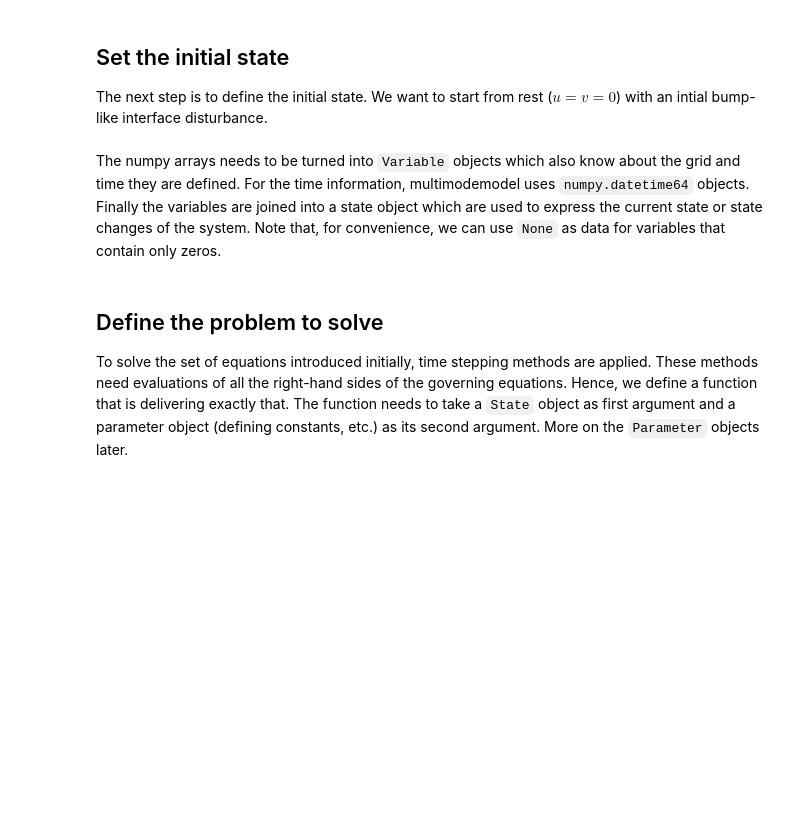
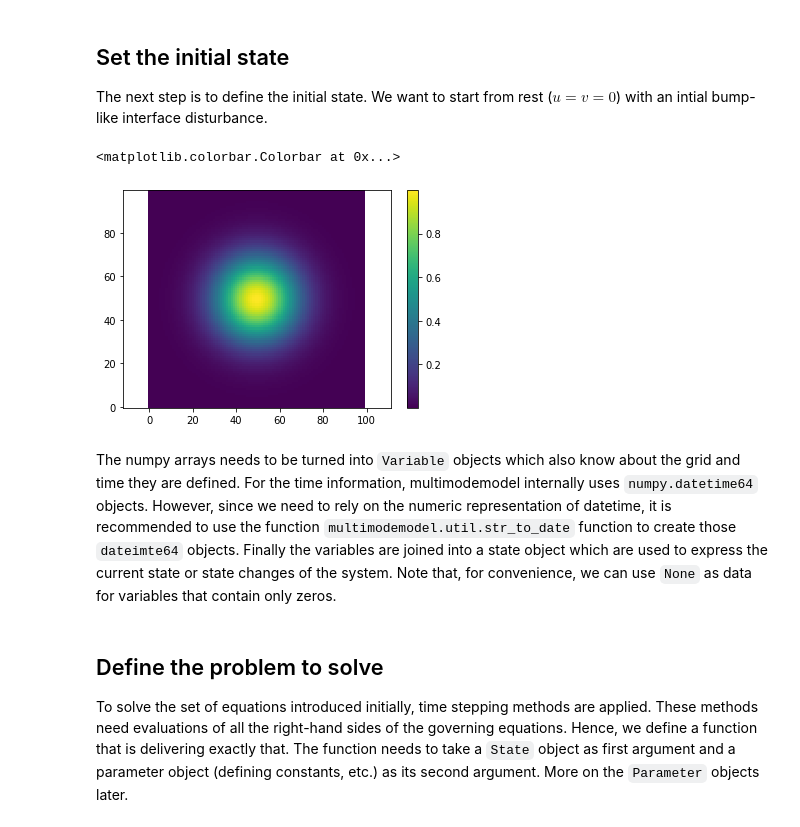
Before and after one commit to vopikamm/multimode-model, a Jupyter notebook: doc/examples/1_gravity_wave.ipynb, the cells around one changed output. Drawn from its saved outputs; the diff is of its cells as text; code cells hidden in the pictures; blank space fills up the shorter version.

```diff
--- a/doc/examples/1_gravity_wave.ipynb
+++ b/doc/examples/1_gravity_wave.ipynb
@@ -34,7 +34,7 @@ import numpy as np
 import matplotlib.pyplot as plt
 from  multimodemodel import StaggeredGrid
 
-nx, ny = 100, 50
+nx, ny = 100, 100
 dx, dy = 1., 1.
 
 x = np.arange(0., dx * nx, dx)
@@ -52,17 +60,19 @@ The next step is to define the initial state. We want to start from rest ($u = v
 # %%
 import matplotlib.pyplot as plt
 
+x, y = c_grid.eta.x, c_grid.eta.y
 eta = np.exp(
-    -(
-        (c_grid.eta.x - dx * nx / 2) ** 2
-        + (c_grid.eta.y - dy * ny / 2) ** 2
-    ) / 10. ** 2
+    -((x - x.mean()) ** 2 + (y - y.mean()) ** 2)
+    / (x.max() // 5) ** 2
 )
 
 plt.pcolormesh(c_grid.eta.x, c_grid.eta.y, eta, shading='auto')
 plt.axis('equal')
 plt.colorbar()
+# %% [output]
+<matplotlib.colorbar.Colorbar at 0x...>
+[figure, added]
 # %% [markdown]
-The numpy arrays needs to be turned into `Variable` objects which also know about the grid and time they are defined. For the time information, multimodemodel uses `numpy.datetime64` objects. Finally the variables are joined into a state object which are used to express the current state or state changes of the system. Note that, for convenience, we can use `None` as data for variables that contain only zeros.
+The numpy arrays needs to be turned into `Variable` objects which also know about the grid and time they are defined. For the time information, multimodemodel internally uses `numpy.datetime64` objects. However, since we need to rely on the numeric representation of datetime, it is recommended to use the function `multimodemodel.util.str_to_date` function to create those `dateimte64` objects. Finally the variables are joined into a state object which are used to express the current state or state changes of the system. Note that, for convenience, we can use `None` as data for variables that contain only zeros.
 # %%
 from multimodemodel import State, Variable
```
Also changed, not shown: parts of 8 cells of this notebook, 44 other files.
